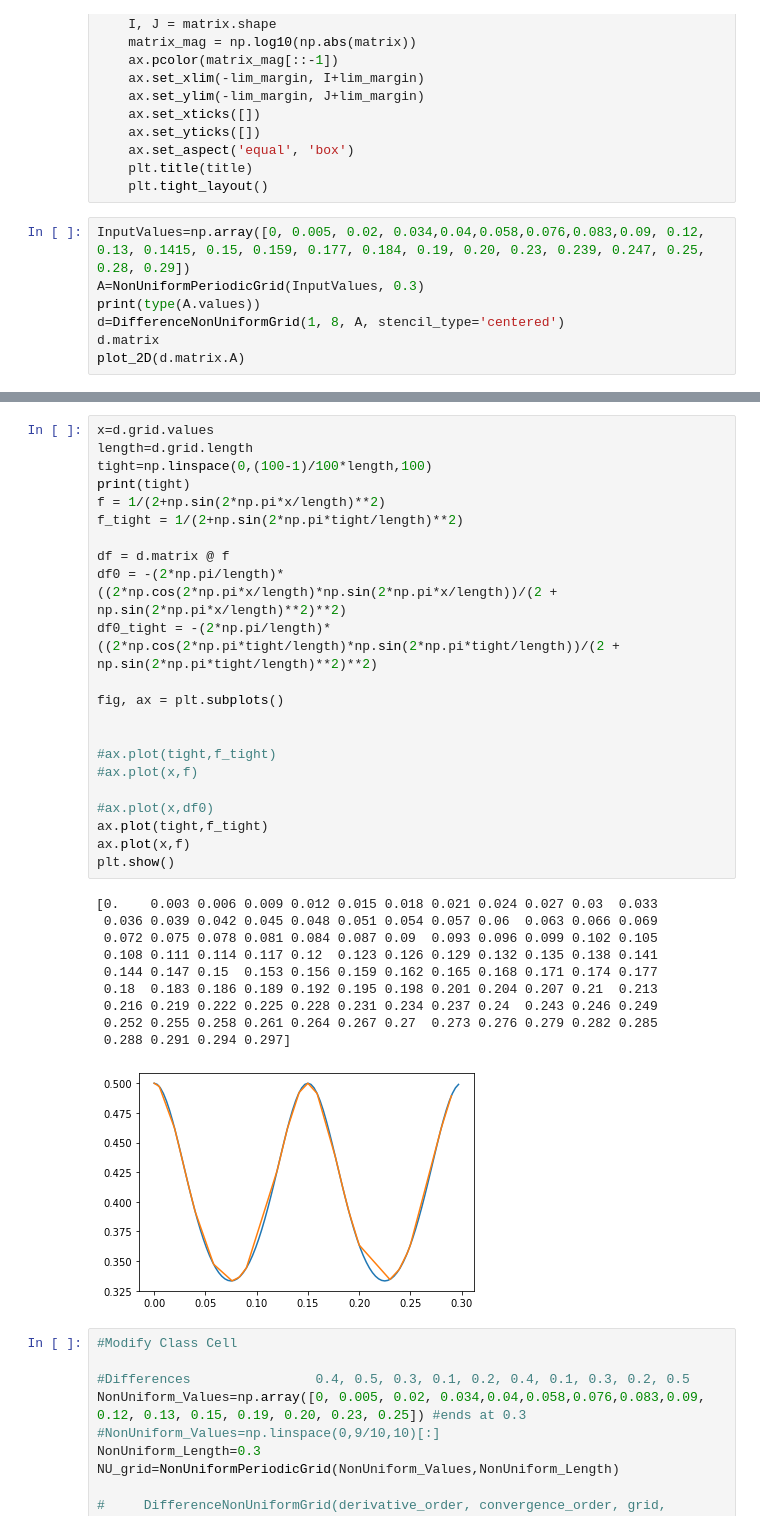
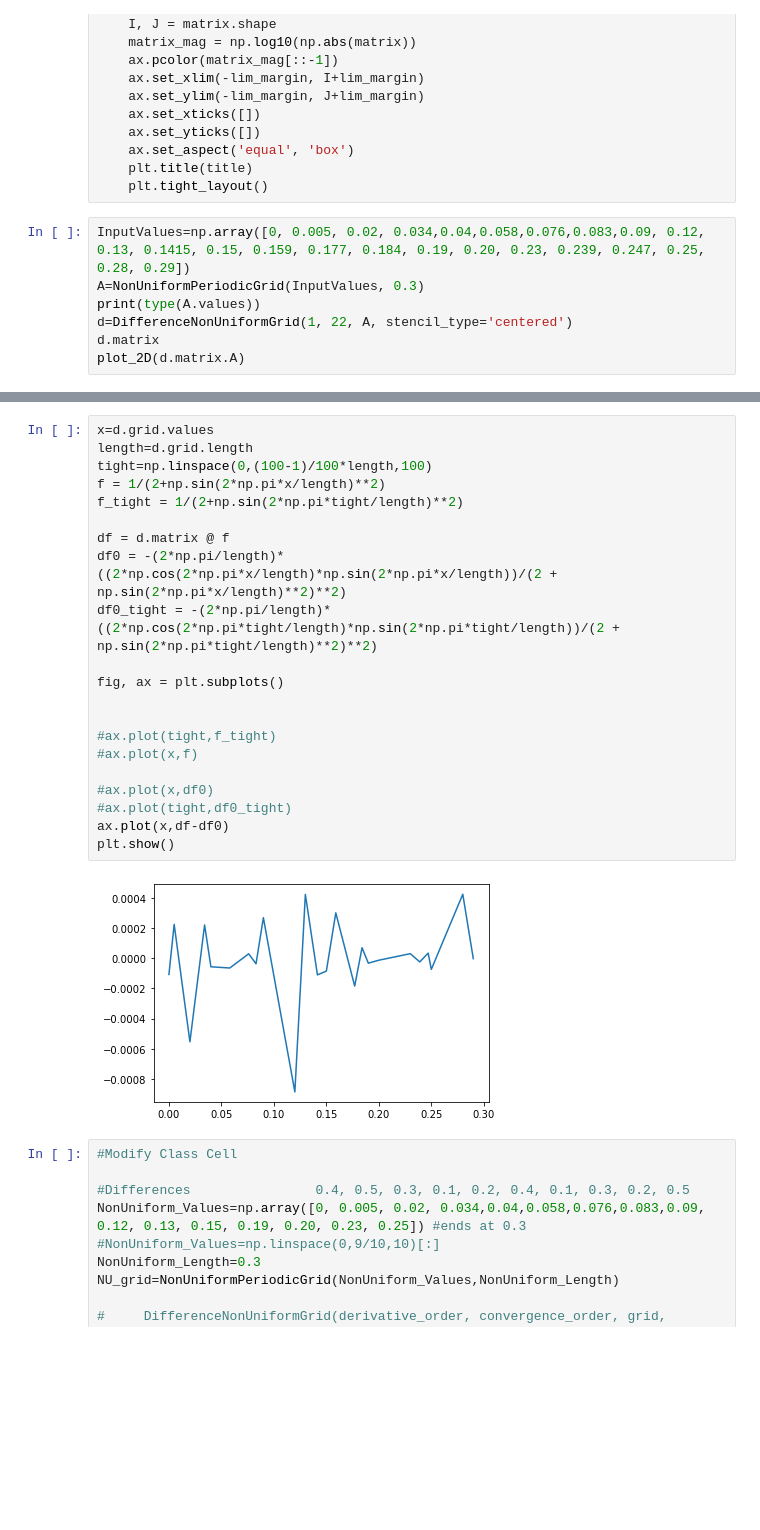
Before and after one commit to TylerLeibengood/NumericalPDEs_Tyler_Leibengood, a Jupyter notebook: finite_notebook.ipynb, the cells around one changed output, grey strips where cells are left out. Cells and saved outputs as stored; diff of their text form; blank space fills up the shorter version.

```diff
--- a/finite_notebook.ipynb
+++ b/finite_notebook.ipynb
@@ -163,7 +163,7 @@ def plot_2D(matrix, title='FD matrix'):
 InputValues=np.array([0, 0.005, 0.02, 0.034,0.04,0.058,0.076,0.083,0.09, 0.12, 0.13, 0.1415, 0.15, 0.159, 0.177, 0.184, 0.19, 0.20, 0.23, 0.239, 0.247, 0.25, 0.28, 0.29])
 A=NonUniformPeriodicGrid(InputValues, 0.3)
 print(type(A.values))
-d=DifferenceNonUniformGrid(1, 8, A, stencil_type='centered')
+d=DifferenceNonUniformGrid(1, 22, A, stencil_type='centered')
 d.matrix
 plot_2D(d.matrix.A)
 # %% [output]
@@ -172,36 +172,26 @@ plot_2D(d.matrix.A)
 # %%
 x=d.grid.values
 length=d.grid.length
 tight=np.linspace(0,(100-1)/100*length,100)
-print(tight)
 f = 1/(2+np.sin(2*np.pi*x/length)**2)
 f_tight = 1/(2+np.sin(2*np.pi*tight/length)**2)
 
 df = d.matrix @ f
 df0 = -(2*np.pi/length)*((2*np.cos(2*np.pi*x/length)*np.sin(2*np.pi*x/length))/(2 + np.sin(2*np.pi*x/length)**2)**2)
 df0_tight = -(2*np.pi/length)*((2*np.cos(2*np.pi*tight/length)*np.sin(2*np.pi*tight/length))/(2 + np.sin(2*np.pi*tight/length)**2)**2)
 
 fig, ax = plt.subplots()
 
 
 #ax.plot(tight,f_tight)
 #ax.plot(x,f)
 
 #ax.plot(x,df0)
-ax.plot(tight,f_tight)
-ax.plot(x,f)
+#ax.plot(tight,df0_tight)
+ax.plot(x,df-df0)
 plt.show()
 # %% [output]
-[0.    0.003 0.006 0.009 0.012 0.015 0.018 0.021 0.024 0.027 0.03  0.033
- 0.036 0.039 0.042 0.045 0.048 0.051 0.054 0.057 0.06  0.063 0.066 0.069
- 0.072 0.075 0.078 0.081 0.084 0.087 0.09  0.093 0.096 0.099 0.102 0.105
- 0.108 0.111 0.114 0.117 0.12  0.123 0.126 0.129 0.132 0.135 0.138 0.141
- 0.144 0.147 0.15  0.153 0.156 0.159 0.162 0.165 0.168 0.171 0.174 0.177
- 0.18  0.183 0.186 0.189 0.192 0.195 0.198 0.201 0.204 0.207 0.21  0.213
- 0.216 0.219 0.222 0.225 0.228 0.231 0.234 0.237 0.24  0.243 0.246 0.249
- 0.252 0.255 0.258 0.261 0.264 0.267 0.27  0.273 0.276 0.279 0.282 0.285
- 0.288 0.291 0.294 0.297]
-[figure, old version]
+[figure, new version]
 # %%
 #Modify Class Cell
 
```
Also changed, not shown: parts of 4 cells of this notebook, 3 other files.
